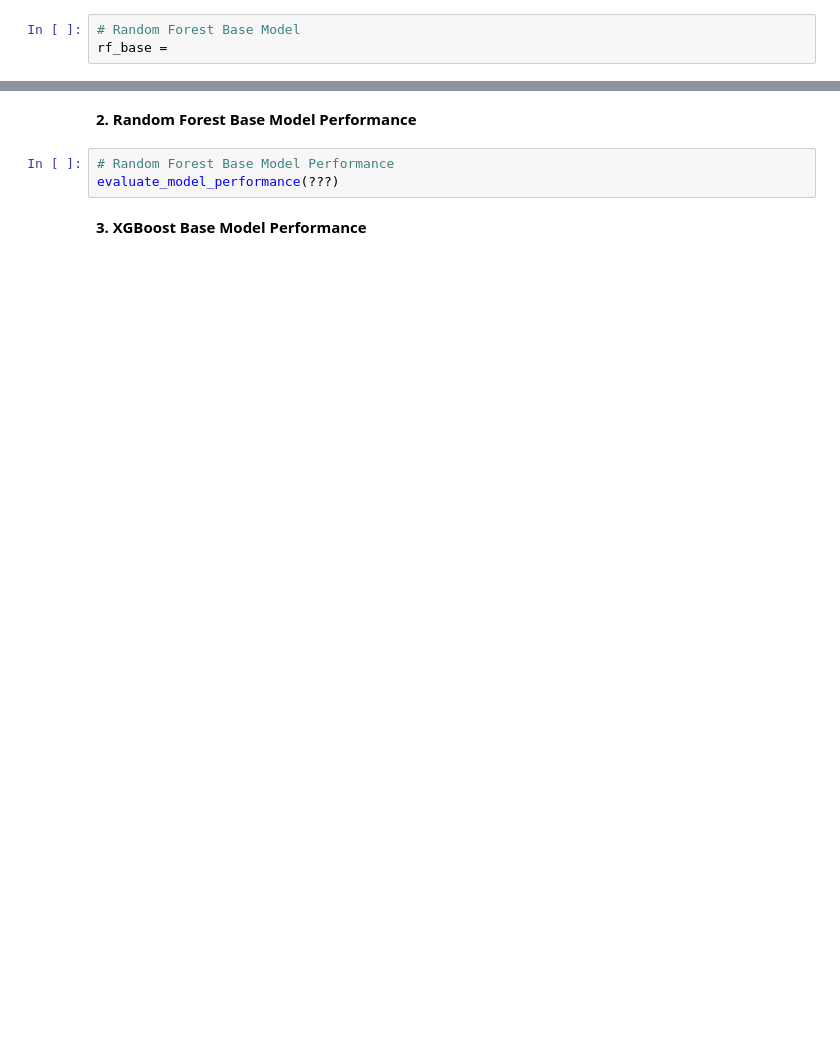
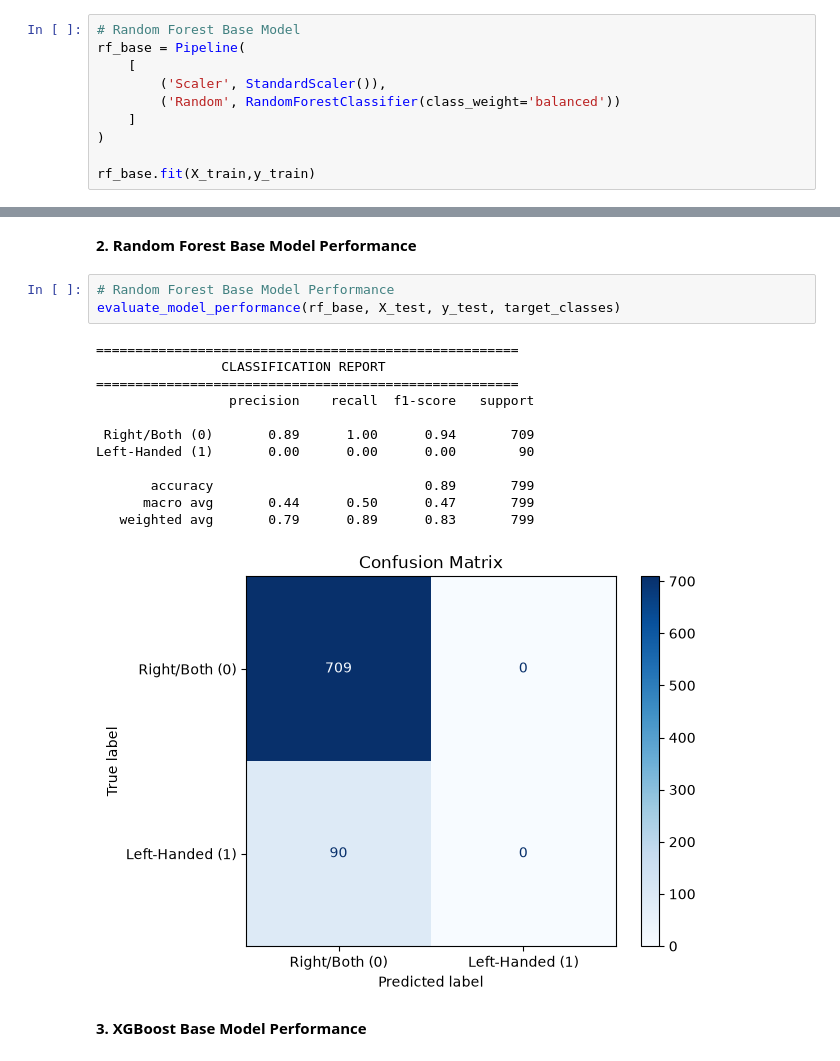
Before and after one commit to sayedali777/labs_projects, a Jupyter notebook: labs/6/6.23 Classification Lab/lab-classification-left-handedness_v3.ipynb, the cells around one changed output, grey strips where cells are left out. Cells and saved outputs as stored; diff of their text form; blank space fills up the shorter version.

```diff
--- a/labs/6/6.23 Classification Lab/lab-classification-left-handedness_v3.ipynb
+++ b/labs/6/6.23 Classification Lab/lab-classification-left-handedness_v3.ipynb
@@ -249,3 +271,10 @@ svm_base =
 # %%
 # Random Forest Base Model
-rf_base =
+rf_base = Pipeline(
+    [
+        ('Scaler', StandardScaler()),
+        ('Random', RandomForestClassifier(class_weight='balanced'))
+    ]
+)
+
+rf_base.fit(X_train,y_train)
@@ -292,7 +376,20 @@ evaluate_model_performance(???)
 __2. Random Forest Base Model Performance__
 # %%
 # Random Forest Base Model Performance
-evaluate_model_performance(???)
+evaluate_model_performance(rf_base, X_test, y_test, target_classes)
+# %% [output]
+======================================================
+                CLASSIFICATION REPORT
+======================================================
+                 precision    recall  f1-score   support
+
+ Right/Both (0)       0.89      1.00      0.94       709
+Left-Handed (1)       0.00      0.00      0.00        90
+
+       accuracy                           0.89       799
+      macro avg       0.44      0.50      0.47       799
+   weighted avg       0.79      0.89      0.83       799
+[figure, added]
 # %% [markdown]
 __3. XGBoost Base Model Performance__
 # %%
```
Also changed, not shown: parts of 19 cells of this notebook, 3 other files.
